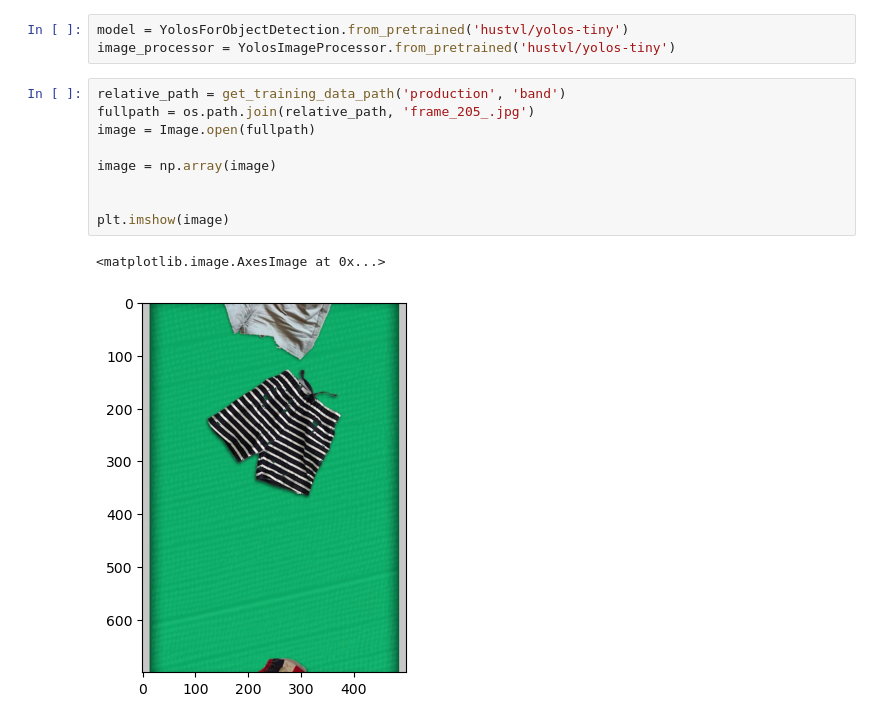
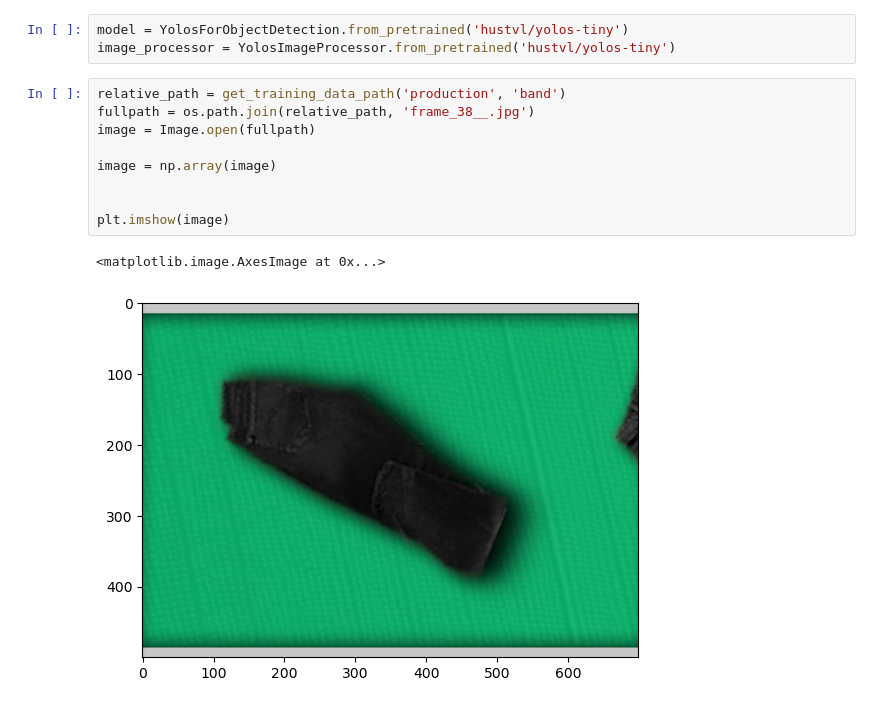
Before and after one commit to kohnmart/master-projekt, a Jupyter notebook: notebooks/pytorch/segmentation/yolo.ipynb, the cells around one changed output. Cells and saved outputs as stored; diff of their text form.

```diff
--- a/notebooks/pytorch/segmentation/yolo.ipynb
+++ b/notebooks/pytorch/segmentation/yolo.ipynb
@@ -20,16 +20,16 @@ model = YolosForObjectDetection.from_pretrained('hustvl/yolos-tiny')
 image_processor = YolosImageProcessor.from_pretrained('hustvl/yolos-tiny')
 # %%
 relative_path = get_training_data_path('production', 'band')
-fullpath = os.path.join(relative_path, 'frame_205_.jpg')
+fullpath = os.path.join(relative_path, 'frame_38__.jpg')
 image = Image.open(fullpath)
 
 image = np.array(image)
 
 
 plt.imshow(image)
 # %% [output]
 <matplotlib.image.AxesImage at 0x...>
-[figure, old version]
+[figure, new version]
 # %%
 def process(image):
     inputs = image_processor(images=image, return_tensors="pt")
```
Also changed, not shown: parts of 2 cells of this notebook, 3 other files.
